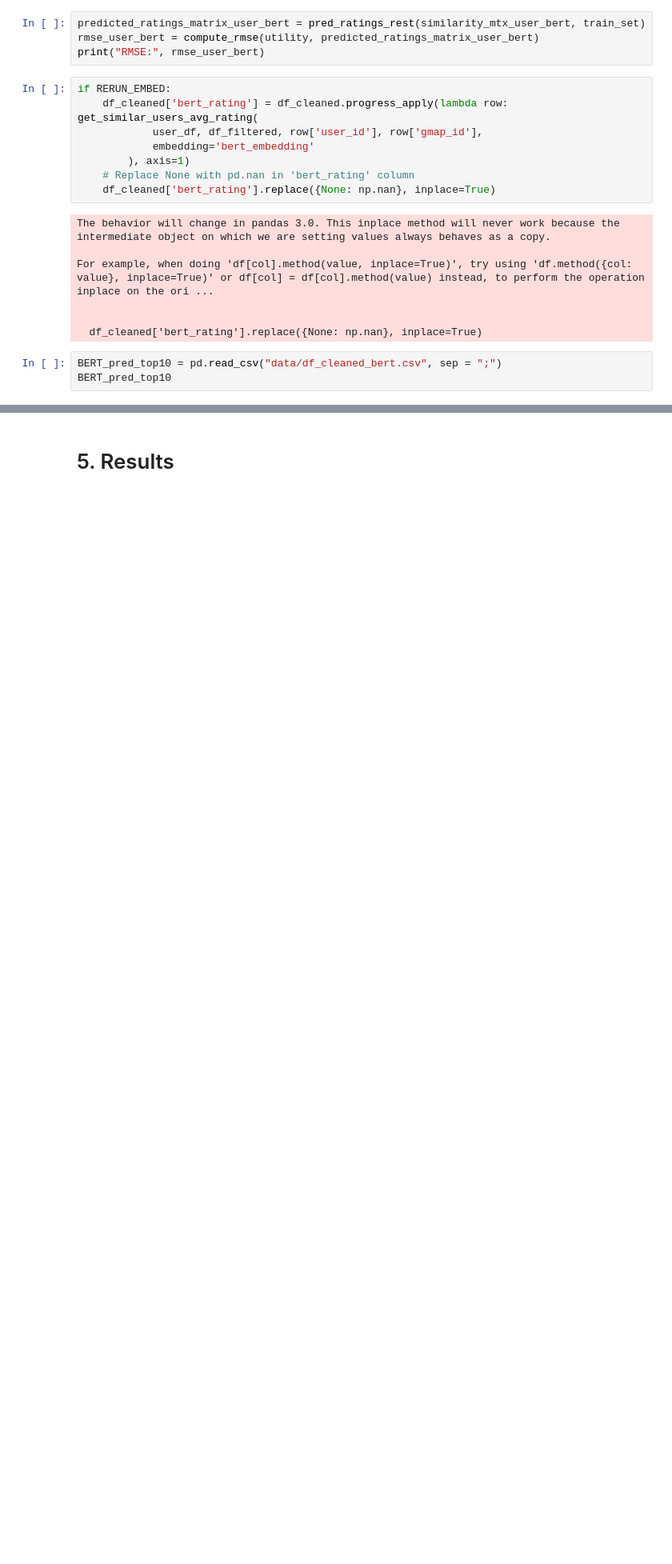
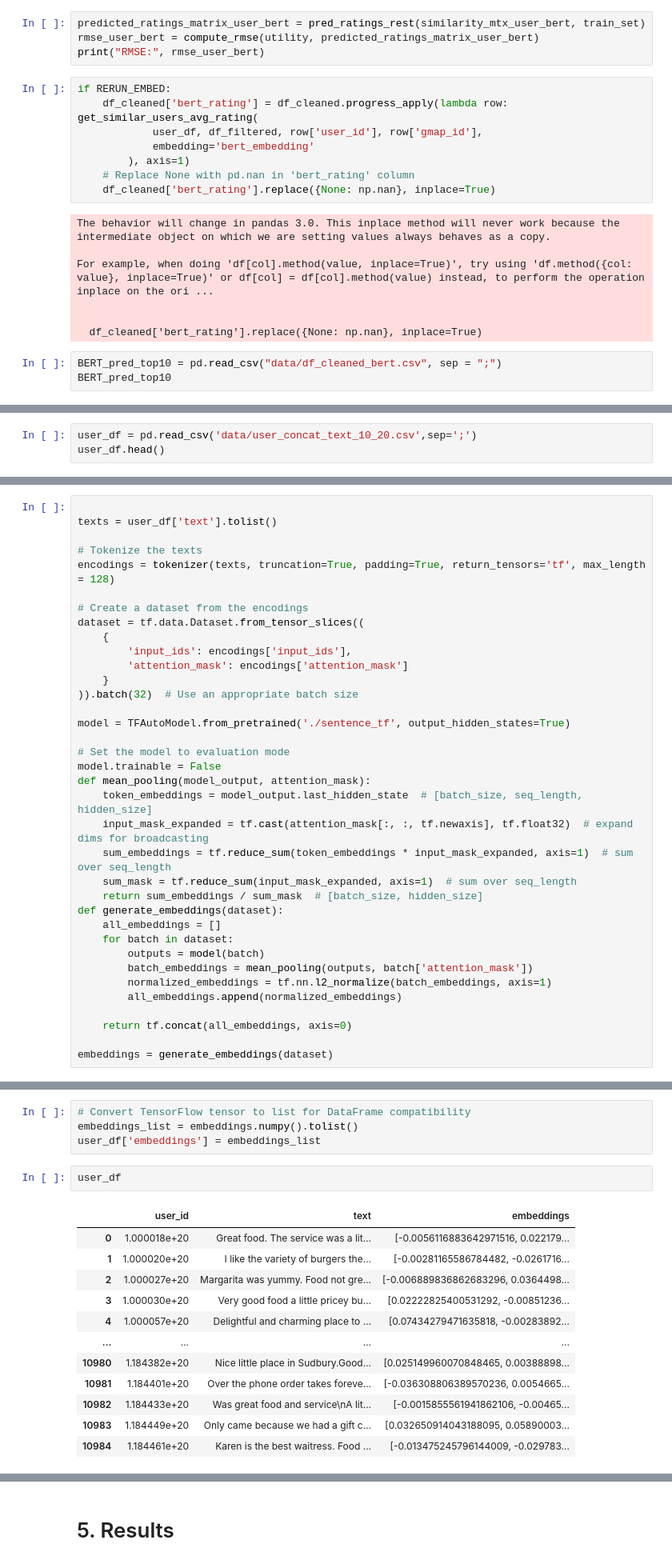
Before and after one commit to yuqinbailey/Restaurant-Rec-Google-Reviews, a Jupyter notebook: 5_Final_Report.ipynb, the cells around one changed output, grey strips where cells are left out. Shown at 80% size. Cells and saved outputs as stored; diff of their text form; blank space fills up the shorter version.

```diff
--- a/5_Final_Report.ipynb
+++ b/5_Final_Report.ipynb
@@ -887,0 +1049,3 @@ BERT_pred_top10
+# %%
+user_df = pd.read_csv('data/user_concat_text_10_20.csv',sep=';')
+user_df.head()
@@ -887,0 +1217,36 @@ BERT_pred_top10
+# %%
+
+texts = user_df['text'].tolist()
+
+# Tokenize the texts
+encodings = tokenizer(texts, truncation=True, padding=True, return_tensors='tf', max_length = 128)
+
+# Create a dataset from the encodings
+dataset = tf.data.Dataset.from_tensor_slices((
+    {
+        'input_ids': encodings['input_ids'],
+        'attention_mask': encodings['attention_mask']
+    }
+)).batch(32)  # Use an appropriate batch size
+
+model = TFAutoModel.from_pretrained('./sentence_tf', output_hidden_states=True)
+
+# Set the model to evaluation mode
+model.trainable = False
+def mean_pooling(model_output, attention_mask):
+    token_embeddings = model_output.last_hidden_state  # [batch_size, seq_length, hidden_size]
+    input_mask_expanded = tf.cast(attention_mask[:, :, tf.newaxis], tf.float32)  # expand dims for broadcasting
+    sum_embeddings = tf.reduce_sum(token_embeddings * input_mask_expanded, axis=1)  # sum over seq_length
+    sum_mask = tf.reduce_sum(input_mask_expanded, axis=1)  # sum over seq_length
+    return sum_embeddings / sum_mask  # [batch_size, hidden_size]
+def generate_embeddings(dataset):
+    all_embeddings = []
+    for batch in dataset:
+        outputs = model(batch)
+        batch_embeddings = mean_pooling(outputs, batch['attention_mask'])
+        normalized_embeddings = tf.nn.l2_normalize(batch_embeddings, axis=1)
+        all_embeddings.append(normalized_embeddings)
+
+    return tf.concat(all_embeddings, axis=0)
+
+embeddings = generate_embeddings(dataset)
@@ -887,0 +1258,19 @@ BERT_pred_top10
+# %%
+# Convert TensorFlow tensor to list for DataFrame compatibility
+embeddings_list = embeddings.numpy().tolist()
+user_df['embeddings'] = embeddings_list
+# %%
+user_df
+# %% [output]
+|  | user_id | text | embeddings |
+| 0 | 1.000018e+20 | Great food. The service was a lit... | [-0.0056116883642971516, 0.022179... |
+| 1 | 1.000020e+20 | I like the variety of burgers the... | [-0.00281165586784482, -0.0261716... |
+| 2 | 1.000027e+20 | Margarita was yummy. Food not gre... | [-0.006889836862683296, 0.0364498... |
+| 3 | 1.000030e+20 | Very good food a little pricey bu... | [0.02222825400531292, -0.00851236... |
+| 4 | 1.000057e+20 | Delightful and charming place to ... | [0.07434279471635818, -0.00283892... |
+| ... | ... | ... | ... |
+| 10980 | 1.184382e+20 | Nice little place in Sudbury.Good... | [0.025149960070848465, 0.00388898... |
+| 10981 | 1.184401e+20 | Over the phone order takes foreve... | [-0.036308806389570236, 0.0054665... |
+| 10982 | 1.184433e+20 | Was great food and service\nA lit... | [-0.0015855561941862106, -0.00465... |
+| 10983 | 1.184449e+20 | Only came because we had a gift c... | [0.032650914043188095, 0.05890003... |
+| 10984 | 1.184461e+20 | Karen is the best waitress. Food ... | [-0.013475245796144009, -0.029783... |
```
Also changed, not shown: parts of 34 cells of this notebook.
